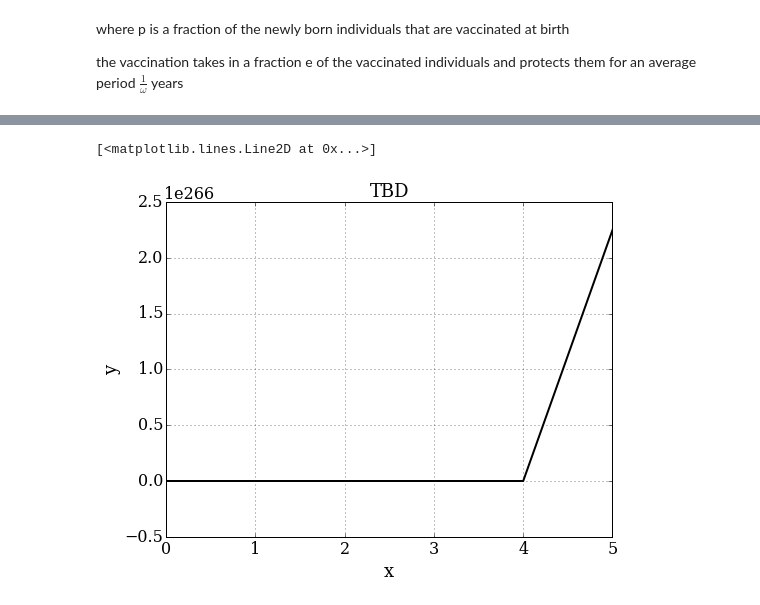
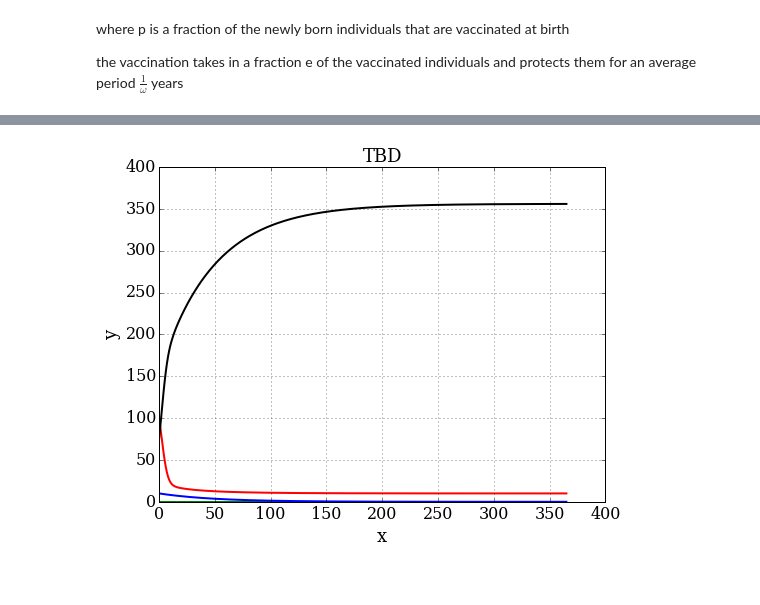
Before and after one commit to numerical-mooc/in-class-demo, a Jupyter notebook: cdigangi8/Final_Project.ipynb, the cells around one changed output, grey strips where cells are left out. Cells and saved outputs as stored; diff of their text form; code cells hidden in the pictures.

```diff
--- a/cdigangi8/Final_Project.ipynb
+++ b/cdigangi8/Final_Project.ipynb
@@ -41,17 +41,20 @@ rcParams['font.size'] = 16
 
 #Statistics from cia world factbook
 
-e = .5
+e = .1
 p = .75
-mu = .00815
-N = 321368864 #As of Jul 2015 estimate
-beta = .75
+#mu = .00815
+mu = .02
+#N = 321368864 #As of Jul 2015 estimate
+beta = .002
 gamma = .5
 
-S0 = N
-V0 = .5*N
-I0 = .75*N
-R0 = .25*N
+S0 = 100
+V0 = 50
+I0 = 75
+R0 = 10
+
+N = S0 + I0 + R0 + V0
 
 #S[i] = (1-e*p)*mu*N - beta*I[i-1]*S[i-1] - mu*S[i-1]
 #V[i] = e*p*mu*N - mu*V[i-1]
@@ -86,13 +116,12 @@ for n in range(N-1):
 # %%
 pyplot.figure(figsize=(8,6))
 pyplot.grid(True)
 pyplot.xlabel(r'x', fontsize=18)
 pyplot.ylabel(r'y', fontsize=18)
 pyplot.title('TBD', fontsize=18)
-pyplot.plot(t,u[:,0], 'k-', lw=2);
-#pyplot.plot(t,u[:,1], 'k-', lw=2);
-#pyplot.plot(t,u[:,1], 'k-', lw=2);
-#pyplot.plot(t,u[:,1], 'k-', lw=2);
+pyplot.plot(t,u[:,0], color= 'red', lw=2);
+pyplot.plot(t,u[:,1], color='green', lw=2);
+pyplot.plot(t,u[:,2], color='black', lw=2);
+pyplot.plot(t,u[:,3], color='blue', lw=2);
 # %% [output]
-[<matplotlib.lines.Line2D at 0x...>]
-[figure, old version]
+[figure, new version]
```
Also changed, not shown: parts of 4 cells of this notebook.
